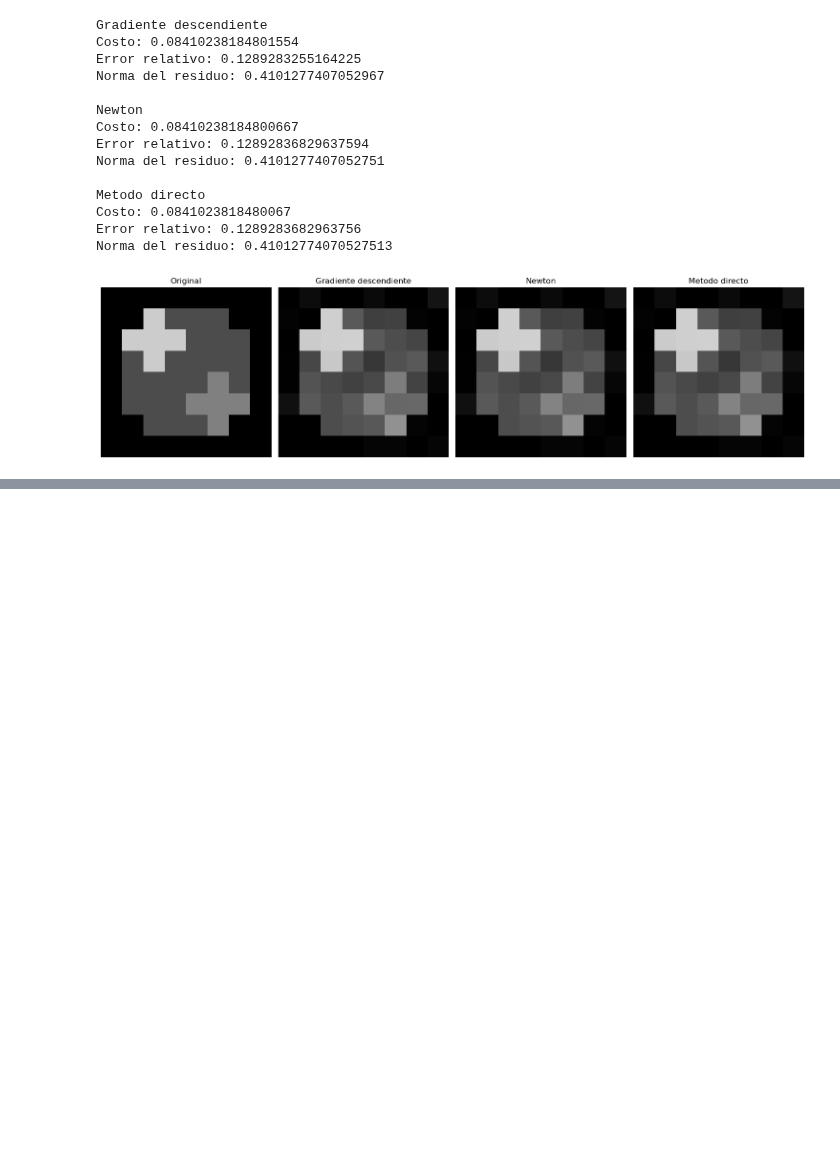
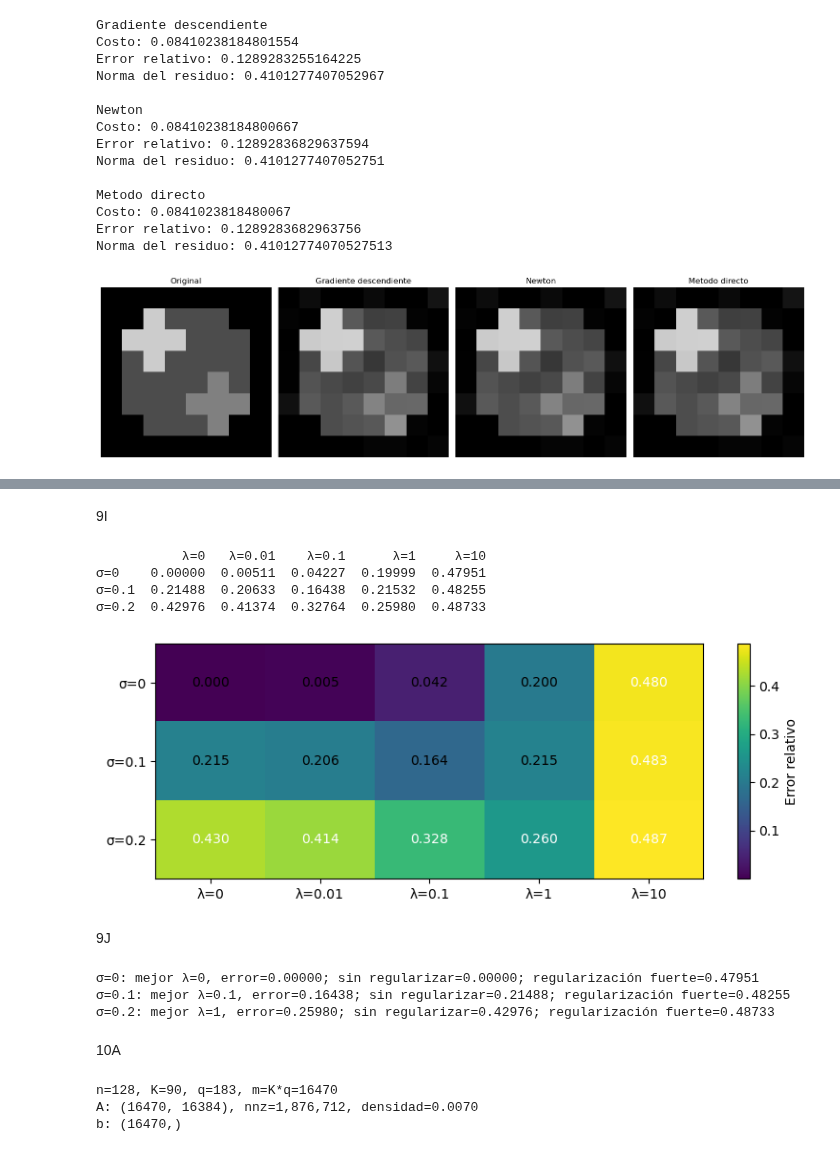
Before and after one commit to basmaxxx/metodos, a Jupyter notebook: TP1-Metodos.ipynb, the cells around one changed output, grey strips where cells are left out. Saved outputs shown, nothing was run; the diff lists cells and outputs as text; code cells hidden in the pictures; blank space fills up the shorter version.

```diff
--- a/TP1-Metodos.ipynb
+++ b/TP1-Metodos.ipynb
@@ -710,0 +843,68 @@ Norma del residuo: 0.41012774070527513
+# %% [markdown]
+9I
+# %%
+tabla_errores_9 = pd.DataFrame(
+    [[np.linalg.norm(resultados_9[(s,lam)][0]-x_fantoma)/np.linalg.norm(x_fantoma)
+      for lam in lambdas_9] for s in sigmas_9],
+    index=[f'σ={s:g}' for s in sigmas_9],
+    columns=[f'λ={lam:g}' for lam in lambdas_9]
+)
+print(tabla_errores_9.round(5))
+fig, ax = plt.subplots(figsize=(8,3))
+im = ax.imshow(tabla_errores_9.values, cmap='viridis', aspect='auto')
+ax.set_xticks(range(len(lambdas_9)), tabla_errores_9.columns)
+ax.set_yticks(range(len(sigmas_9)), tabla_errores_9.index)
+for i in range(len(sigmas_9)):
+    for j in range(len(lambdas_9)):
+        ax.text(j,i,f'{tabla_errores_9.iloc[i,j]:.3f}', ha='center',va='center',color='white' if tabla_errores_9.iloc[i,j] > tabla_errores_9.values.min()+0.5*(tabla_errores_9.values.max()-tabla_errores_9.values.min()) else 'black')
+fig.colorbar(im, ax=ax, label='Error relativo')
+plt.tight_layout()
+plt.show()
+# %% [output]
+           λ=0   λ=0.01    λ=0.1      λ=1     λ=10
+σ=0    0.00000  0.00511  0.04227  0.19999  0.47951
+σ=0.1  0.21488  0.20633  0.16438  0.21532  0.48255
+σ=0.2  0.42976  0.41374  0.32764  0.25980  0.48733
+[figure, added]
+# %% [markdown]
+9J
+# %%
+for s in sigmas_9:
+    fila = tabla_errores_9.loc[f'σ={s:g}']
+    opt = fila.idxmin()
+    base = fila.iloc[0]
+    print(f'σ={s:g}: mejor {opt}, error={fila.min():.5f}; sin regularizar={base:.5f}; regularización fuerte={fila.iloc[-1]:.5f}')
+# %% [output]
+σ=0: mejor λ=0, error=0.00000; sin regularizar=0.00000; regularización fuerte=0.47951
+σ=0.1: mejor λ=0.1, error=0.16438; sin regularizar=0.21488; regularización fuerte=0.48255
+σ=0.2: mejor λ=1, error=0.25980; sin regularizar=0.42976; regularización fuerte=0.48733
+# %% [markdown]
+10A
+# %%
+import numpy as np
+import matplotlib.pyplot as plt
+import pandas as pd
+import scipy.sparse as sp
+import scipy.sparse.linalg as spla
+from cargar_datos_tomografia import cargar_datos_tomografia
+
+datos = cargar_datos_tomografia('datos_tomografia_final_128.npz')
+
+A = datos['A'].astype(np.float64).tocsr()   # viene en float32
+b = datos['b'].astype(np.float64)
+n = datos['n']
+K = len(datos['angulos'])
+q = len(datos['posiciones_detector'])
+m, n2 = A.shape
+
+assert n2 == n*n,   "A debe tener n^2 columnas"
+assert b.shape[0] == m, "b y A no son compatibles"
+assert K*q == m,    "K*q debe ser igual a m"
+
+print(f"n={n}, K={K}, q={q}, m=K*q={K*q}")
+print(f"A: {A.shape}, nnz={A.nnz:,}, densidad={A.nnz/(m*n2):.4f}")
+print(f"b: {b.shape}")
+# %% [output]
+n=128, K=90, q=183, m=K*q=16470
+A: (16470, 16384), nnz=1,876,712, densidad=0.0070
+b: (16470,)
```
Also changed, not shown: parts of 31 cells of this notebook, 2 other files.
